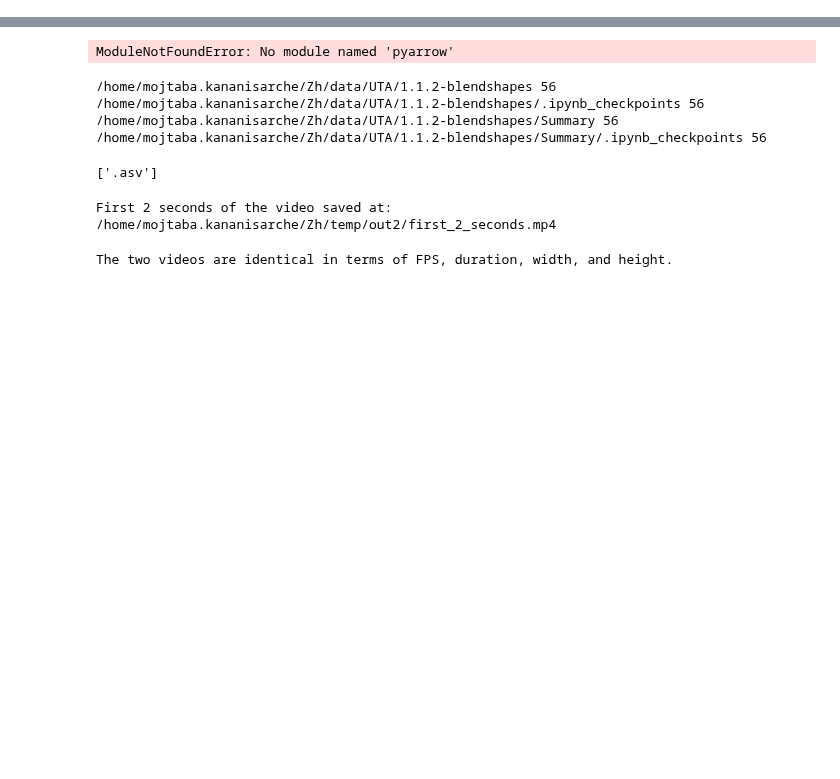
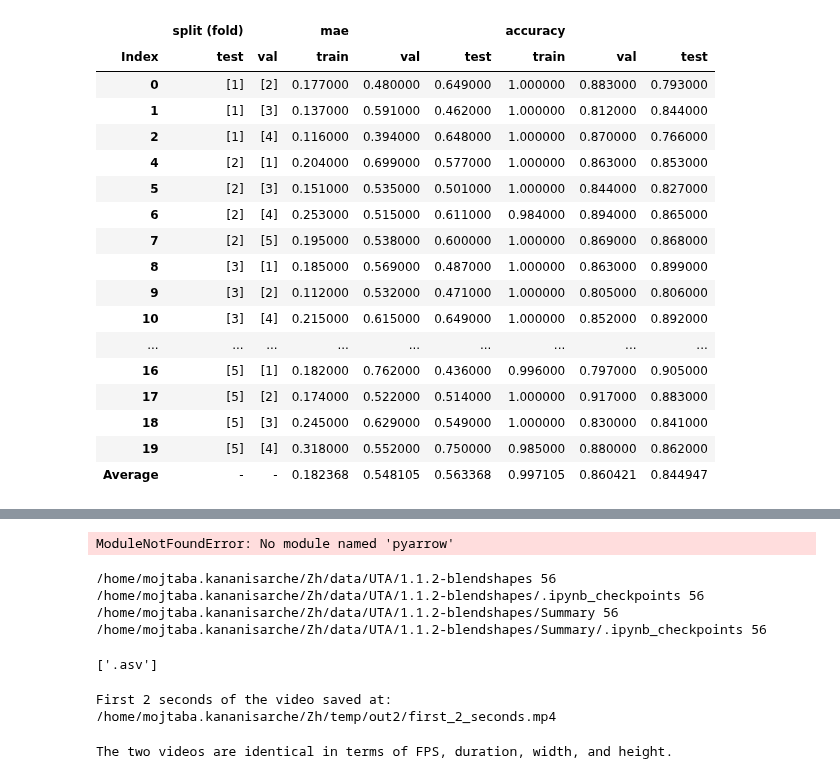
Before and after one commit to Roobahist/fatigue-detection, a Jupyter notebook: temp/temp.ipynb, the cells around one changed output, grey strips where cells are left out. Drawn from its saved outputs; the diff is of its cells as text; code cells hidden in the pictures; blank space fills up the shorter version.

```diff
--- a/temp/temp.ipynb
+++ b/temp/temp.ipynb
@@ -0,0 +153,23 @@
+# %%
+data2.columns.names = [None, 'Index']
+# %%
+data2
+# %% [output]
+|  | split (fold) |  | mae |  |  | accuracy |  |  |
+| Index | test | val | train | val | test | train | val | test |
+| 0 | [1] | [2] | 0.177000 | 0.480000 | 0.649000 | 1.000000 | 0.883000 | 0.793000 |
+| 1 | [1] | [3] | 0.137000 | 0.591000 | 0.462000 | 1.000000 | 0.812000 | 0.844000 |
+| 2 | [1] | [4] | 0.116000 | 0.394000 | 0.648000 | 1.000000 | 0.870000 | 0.766000 |
+| 4 | [2] | [1] | 0.204000 | 0.699000 | 0.577000 | 1.000000 | 0.863000 | 0.853000 |
+| 5 | [2] | [3] | 0.151000 | 0.535000 | 0.501000 | 1.000000 | 0.844000 | 0.827000 |
+| 6 | [2] | [4] | 0.253000 | 0.515000 | 0.611000 | 0.984000 | 0.894000 | 0.865000 |
+| 7 | [2] | [5] | 0.195000 | 0.538000 | 0.600000 | 1.000000 | 0.869000 | 0.868000 |
+| 8 | [3] | [1] | 0.185000 | 0.569000 | 0.487000 | 1.000000 | 0.863000 | 0.899000 |
+| 9 | [3] | [2] | 0.112000 | 0.532000 | 0.471000 | 1.000000 | 0.805000 | 0.806000 |
+| 10 | [3] | [4] | 0.215000 | 0.615000 | 0.649000 | 1.000000 | 0.852000 | 0.892000 |
+| ... | ... | ... | ... | ... | ... | ... | ... | ... |
+| 16 | [5] | [1] | 0.182000 | 0.762000 | 0.436000 | 0.996000 | 0.797000 | 0.905000 |
+| 17 | [5] | [2] | 0.174000 | 0.522000 | 0.514000 | 1.000000 | 0.917000 | 0.883000 |
+| 18 | [5] | [3] | 0.245000 | 0.629000 | 0.549000 | 1.000000 | 0.830000 | 0.841000 |
+| 19 | [5] | [4] | 0.318000 | 0.552000 | 0.750000 | 0.985000 | 0.880000 | 0.862000 |
+| Average | - | - | 0.182368 | 0.548105 | 0.563368 | 0.997105 | 0.860421 | 0.844947 |
```
Also changed, not shown: parts of 16 cells of this notebook, 3 other files.
